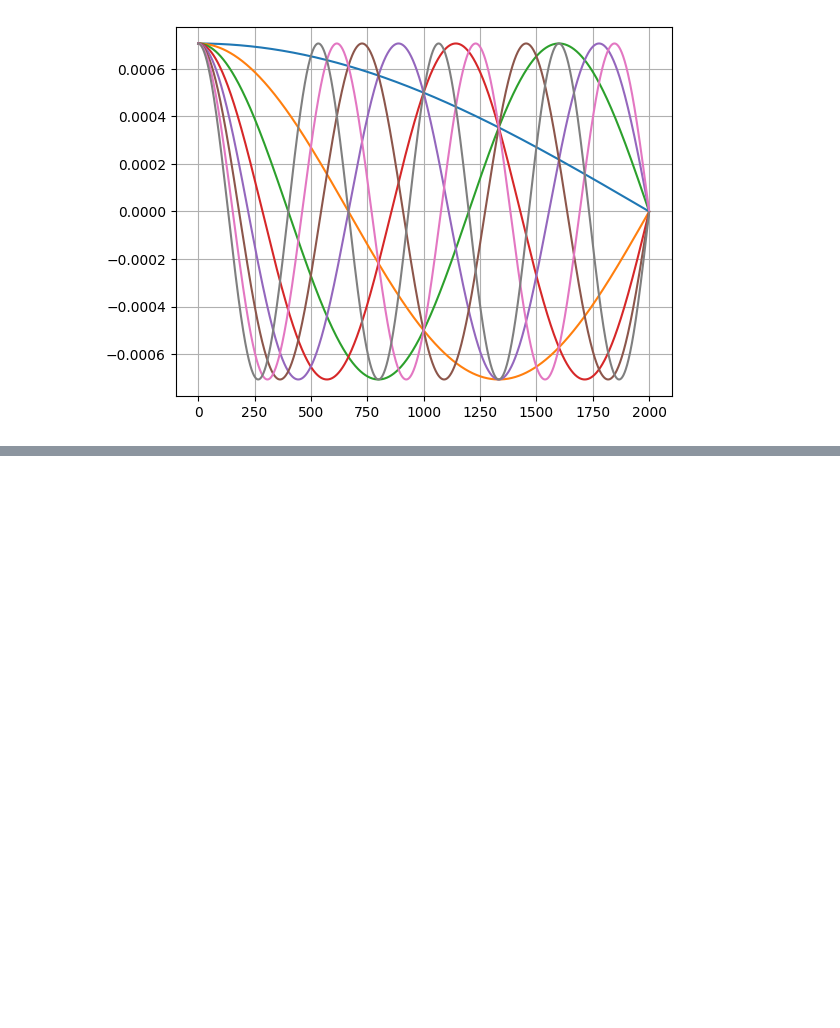
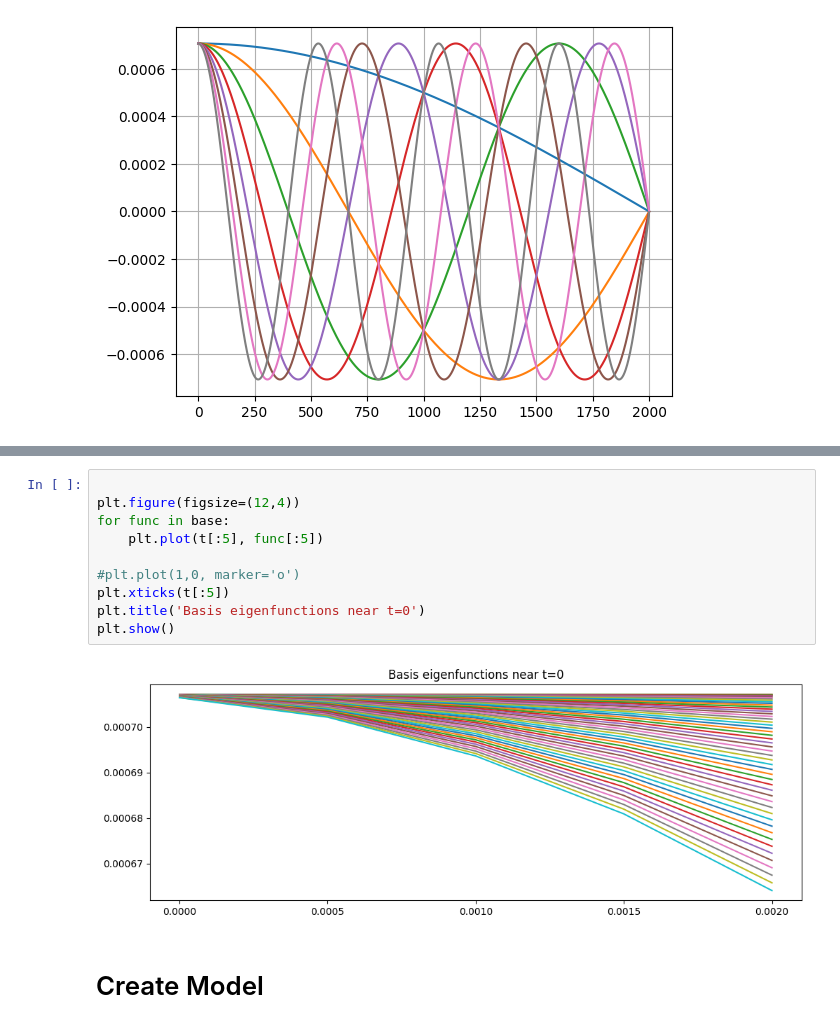
Before and after one commit to CentofantiEze/FBResNet, a Jupyter notebook: notebooks/explore_base.ipynb, the cells around one changed output, grey strips where cells are left out. Drawn from its saved outputs; the diff is of its cells as text; blank space fills up the shorter version.

```diff
--- a/notebooks/explore_base.ipynb
+++ b/notebooks/explore_base.ipynb
@@ -69,0 +82,14 @@ plt.grid(True,'both')
+# %%
+
+plt.figure(figsize=(12,4))
+for func in base:
+    plt.plot(t[:5], func[:5])
+
+#plt.plot(1,0, marker='o')
+plt.xticks(t[:5])
+plt.title('Basis eigenfunctions near t=0')
+plt.show()
+# %% [output]
+[figure, added]
+# %% [markdown]
+# Create Model
```
Also changed, not shown: parts of 9 cells of this notebook.
